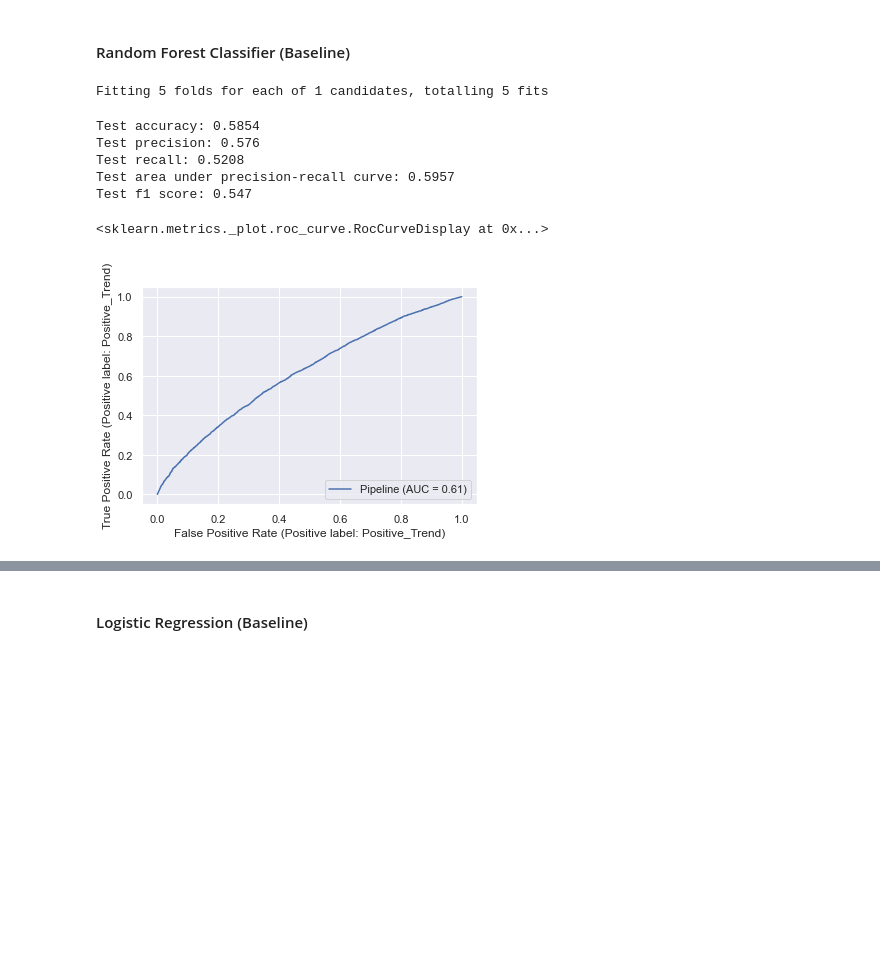
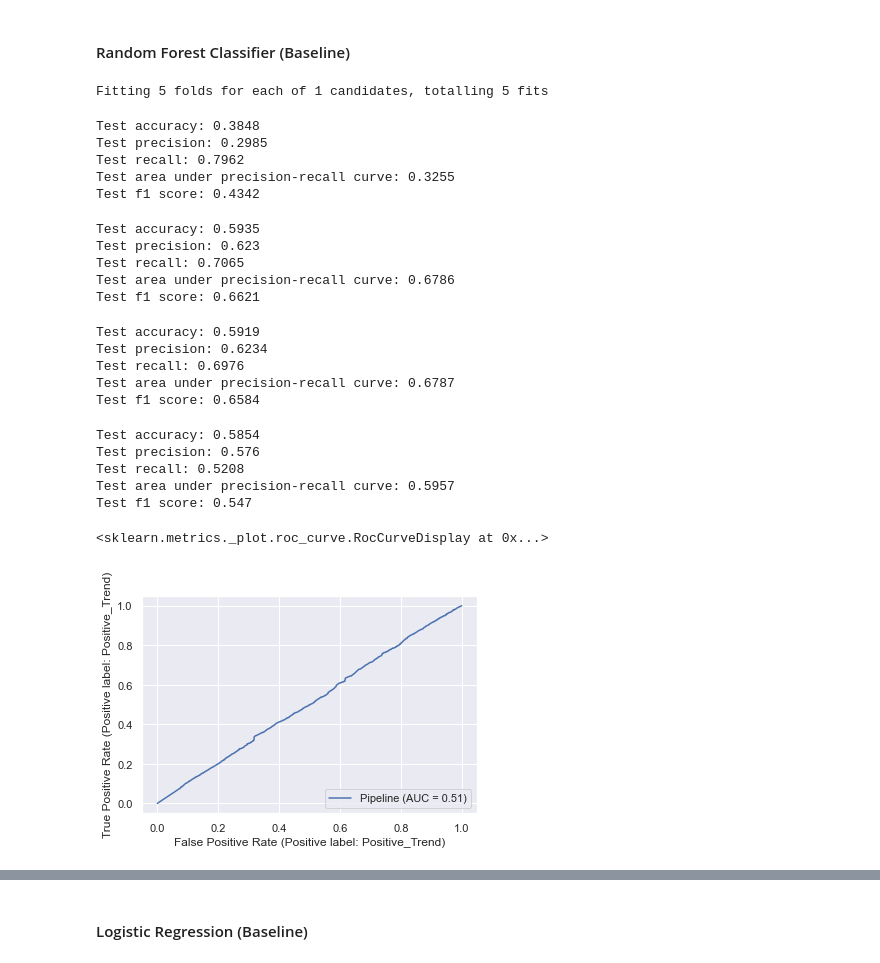
Before and after one commit to daanishali921/twitter_sentiment_stock_trend_predictor, a Jupyter notebook: scrap_book.ipynb, the cells around one changed output, grey strips where cells are left out. Cells and saved outputs as stored; diff of their text form; code cells hidden in the pictures; blank space fills up the shorter version.

```diff
--- a/scrap_book.ipynb
+++ b/scrap_book.ipynb
@@ -348,4 +350,4 @@ y = df_merged_gme['Closing Trend']
 # %%
 from sklearn.model_selection import train_test_split
 
-X_train, X_test, y_train, y_test = train_test_split(X, y, test_size=0.2, random_state=42)
+X_train, X_test, y_train, y_test = train_test_split(X, y, test_size=0.2, random_state=42, shuffle=False)
@@ -382,8 +401,34 @@ pipe_rfc = Pipeline([
                                   verbose=3,
                                   n_jobs=4))
 ])
-# %%
-pipe_rfc_fit = pipe_rfc.fit(X_train, y_train)
-# %% [output]
-Fitting 5 folds for each of 1 candidates, totalling 5 fits
+# %%
+pipe_rfc_fit = pipe_rfc.fit(X_train.sort_index(), y_train.sort_index())
+# %% [output]
+Fitting 5 folds for each of 1 candidates, totalling 5 fits
+# %%
+# shuffle = False
+print_model_evaluation(pipe_rfc_fit, model_evaluation(pipe_rfc_fit, X_test, y_test, positive_label='Positive_Trend'))
+# %% [output]
+Test accuracy: 0.3848
+Test precision: 0.2985
+Test recall: 0.7962
+Test area under precision-recall curve: 0.3255
+Test f1 score: 0.4342
+# %%
+print_model_evaluation(pipe_rfc_fit, model_evaluation(pipe_rfc_fit, X_test, y_test, positive_label='Positive_Trend'))
+# %% [output]
+Test accuracy: 0.5935
+Test precision: 0.623
+Test recall: 0.7065
+Test area under precision-recall curve: 0.6786
+Test f1 score: 0.6621
+# %%
+# model with updated data (more data)
+print_model_evaluation(pipe_rfc_fit, model_evaluation(pipe_rfc_fit, X_test, y_test, positive_label='Positive_Trend'))
+# %% [output]
+Test accuracy: 0.5919
+Test precision: 0.6234
+Test recall: 0.6976
+Test area under precision-recall curve: 0.6787
+Test f1 score: 0.6584
 # %%
@@ -394,8 +441,8 @@ Test precision: 0.576
 Test recall: 0.5208
 Test area under precision-recall curve: 0.5957
 Test f1 score: 0.547
-# %%
-RocCurveDisplay.from_estimator(pipe_rfc_fit, X_test, y_test)
-# %% [output]
-<sklearn.metrics._plot.roc_curve.RocCurveDisplay at 0x...>
-[figure, removed]
+# %%
+RocCurveDisplay.from_estimator(pipe_rfc_fit, X_test.sort_index(), y_test.sort_index())
+# %% [output]
+<sklearn.metrics._plot.roc_curve.RocCurveDisplay at 0x...>
+[figure, added]
```
Also changed, not shown: parts of 59 cells of this notebook.
